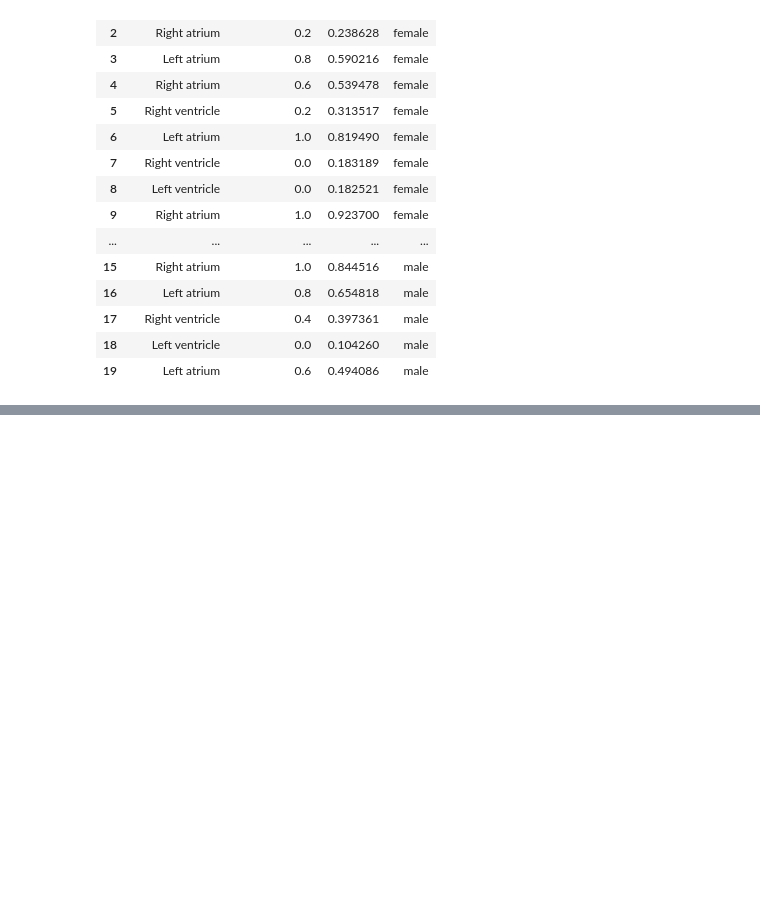
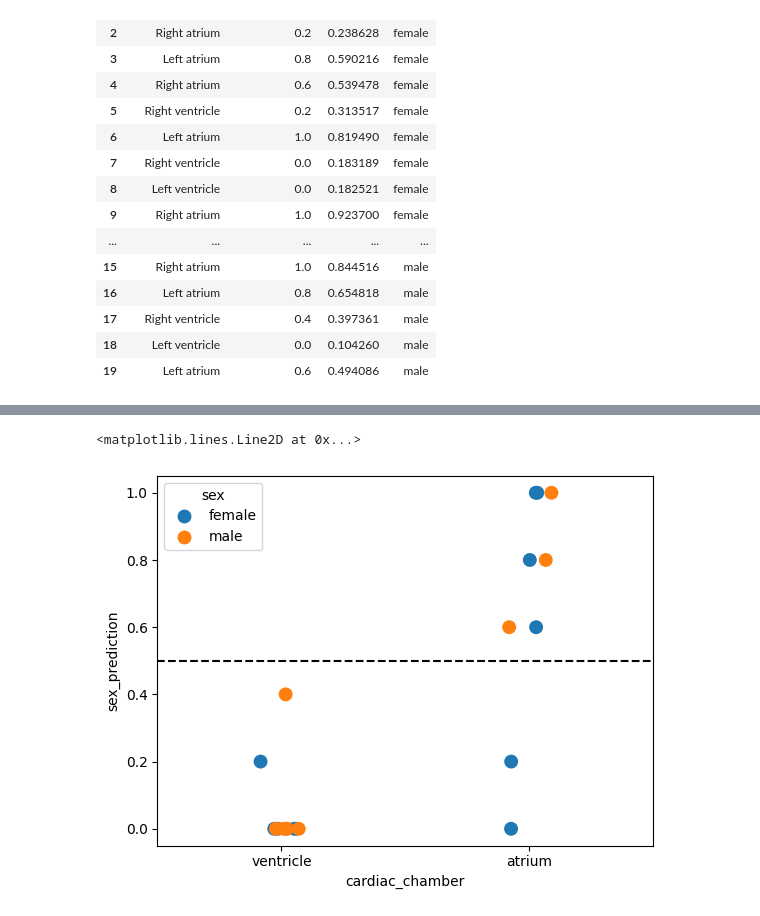
Before and after one commit to zodelheim/sea-infer-rna-seq, a Jupyter notebook: notebooks/checkHeartSexPredictionsChambersCorrelation.ipynb, the cells around one changed output, grey strips where cells are left out. Drawn from its saved outputs; the diff is of its cells as text; code cells hidden in the pictures; blank space fills up the shorter version.

```diff
--- a/notebooks/checkHeartSexPredictionsChambersCorrelation.ipynb
+++ b/notebooks/checkHeartSexPredictionsChambersCorrelation.ipynb
@@ -206,0 +240,6 @@ g.axhline(0.5, color='black', linestyle='dashed')
+# %%
+g =  sns.stripplot(dataset, x='cardiac_chamber', y='sex_prediction', hue='sex', size=10)
+g.axhline(0.5, color='black', linestyle='dashed')
+# %% [output]
+<matplotlib.lines.Line2D at 0x...>
+[figure, added]
```
Also changed, not shown: parts of 10 cells of this notebook.
